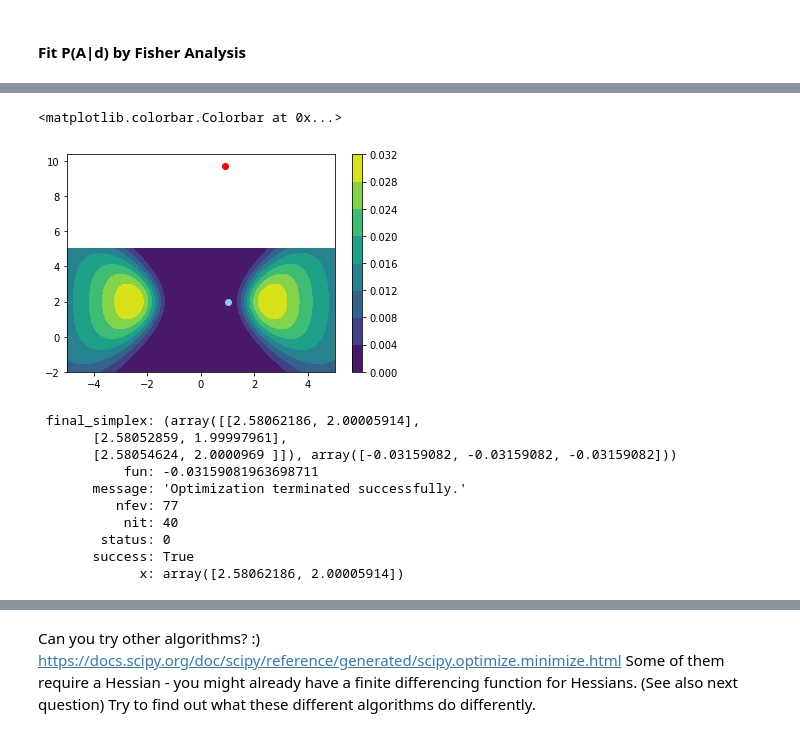
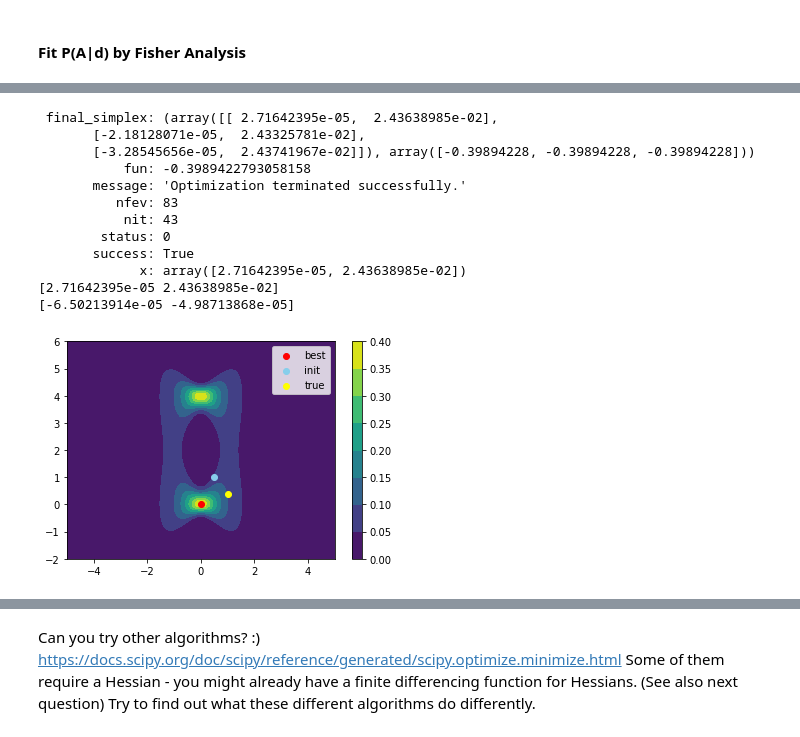
Before and after one commit to twerhane/UndergradStudentProjects, a Jupyter notebook: Jamie_and_Lister/VanessasNotebooks/FisherAnalysisOnToyExample.ipynb, the cells around one changed output, grey strips where cells are left out. Saved outputs shown, nothing was run; the diff lists cells and outputs as text; code cells hidden in the pictures.

```diff
--- a/Jamie_and_Lister/VanessasNotebooks/FisherAnalysisOnToyExample.ipynb
+++ b/Jamie_and_Lister/VanessasNotebooks/FisherAnalysisOnToyExample.ipynb
@@ -118,0 +133,14 @@ deriv       = partial(finite_diff,func=p_of_params)
+# %%
+p_of_params = partial(data_probability, data=data)
+deriv       = partial(finite_diff,func=p_of_params, h=1e-3)
+# %%
+#  let's first sample P(params|data) on a grid
+a_ = np.linspace(-5,5,100)
+b_ = np.linspace(-2,6,100)
+a_, b_ = np.meshgrid(a_,b_)
+p  = p_of_params([a_,b_])
+
+# and plot
+fig,ax=plt.subplots(1,1)
+cp = ax.contourf(a_, b_, p)
+plt.show()
@@ -133,7 +152,3 @@ print(best_params)
-# %%
-# here we sample the probability distribution on a grid
-# (I think that's what Lister tried to do, or maybe even did?)
-a_ = np.linspace(-5,5,100)
-b_ = np.linspace(-2,5,100)
-a_, b_ = np.meshgrid(a_,b_)
-p  = p_of_params([a_,b_])
+# %%
+# these are our starting guesses for the minimization
+params_init = [0.5,1.]
@@ -140,26 +179,33 @@ p  = p_of_params([a_,b_])
 # %%
+#let's switch to minimization instead. This is the Nelder-Mead algorithm
+result = minimize(lambda params: -p_of_params(params),params_init, method='Nelder-Mead')
+print(result)
+best_params=result['x']
+
+print(best_params)
+print(deriv(best_params))
+
 fig,ax=plt.subplots(1,1)
 cp = ax.contourf(a_, b_, p)
-plt.scatter(best_params[0],best_params[1],color='red')
-plt.scatter(params_init[0],params_init[1],color='skyblue')
+plt.scatter(best_params[0],best_params[1],color='red',label='best')
+plt.scatter(params_init[0],params_init[1],color='skyblue',label='init')
+plt.scatter(true_params[0],true_params[1],color='yellow',label='true')
 fig.colorbar(cp)
+plt.legend()
+plt.show()
+## -> it works very well
 # %% [output]
-<matplotlib.colorbar.Colorbar at 0x...>
+ final_simplex: (array([[ 2.71642395e-05,  2.43638985e-02],
+       [-2.18128071e-05,  2.43325781e-02],
+       [-3.28545656e-05,  2.43741967e-02]]), array([-0.39894228, -0.39894228, -0.39894228]))
+           fun: -0.3989422793058158
+       message: 'Optimization terminated successfully.'
+          nfev: 83
+           nit: 43
+        status: 0
+       success: True
+             x: array([2.71642395e-05, 2.43638985e-02])
+[2.71642395e-05 2.43638985e-02]
+[-6.50213914e-05 -4.98713868e-05]
-[figure, old version]
+[figure, new version]
-# %%
-#let's switch to minimization instead. This is the Nelder-Mead algorithm
-result = minimize(lambda params: -p_of_params(params),params_init, method='Nelder-Mead')
-print(result)
-best_params=result['x']
-# %% [output]
- final_simplex: (array([[2.58062186, 2.00005914],
-       [2.58052859, 1.99997961],
-       [2.58054624, 2.0000969 ]]), array([-0.03159082, -0.03159082, -0.03159082]))
-           fun: -0.03159081963698711
-       message: 'Optimization terminated successfully.'
-          nfev: 77
-           nit: 40
-        status: 0
-       success: True
-             x: array([2.58062186, 2.00005914])
 # %%
```
Also changed, not shown: parts of 34 cells of this notebook, 1 other file.
